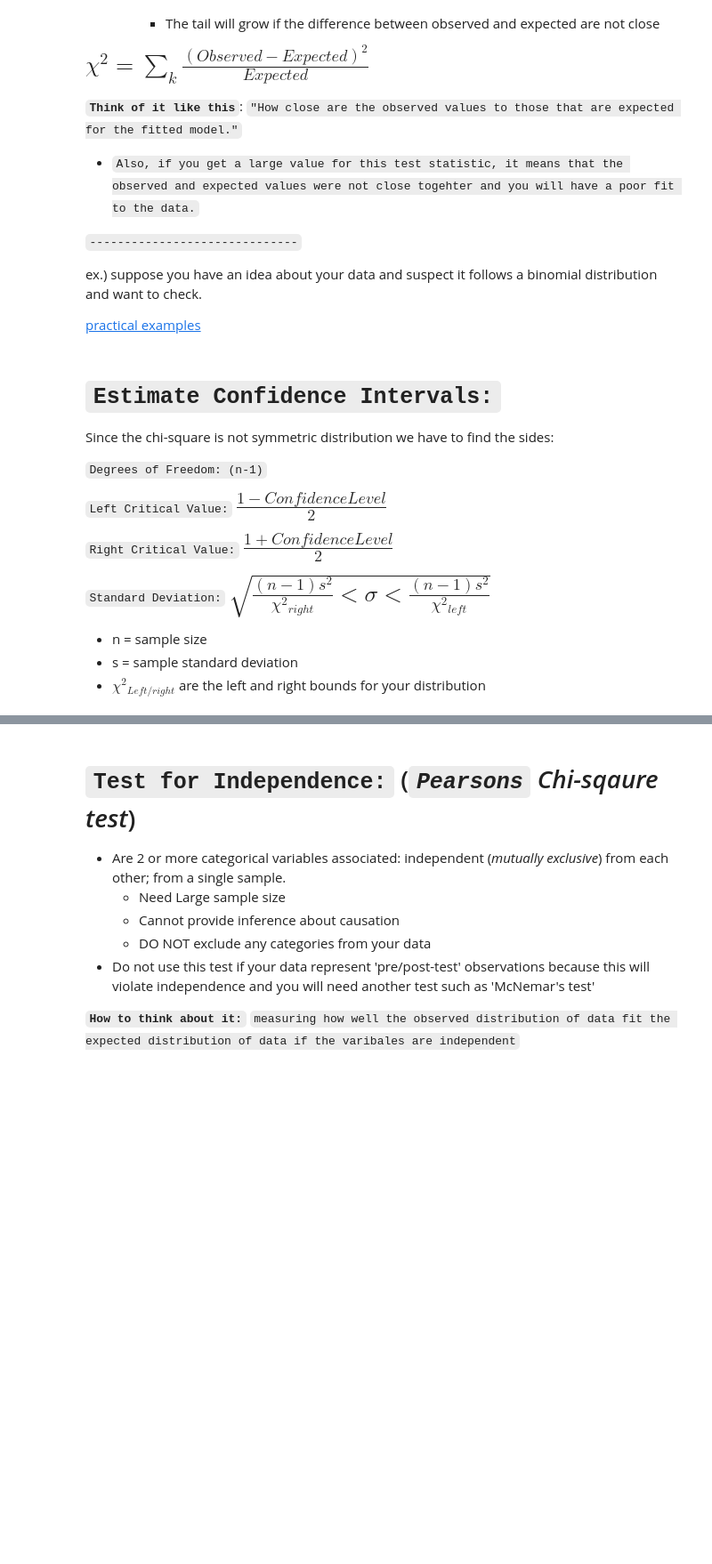
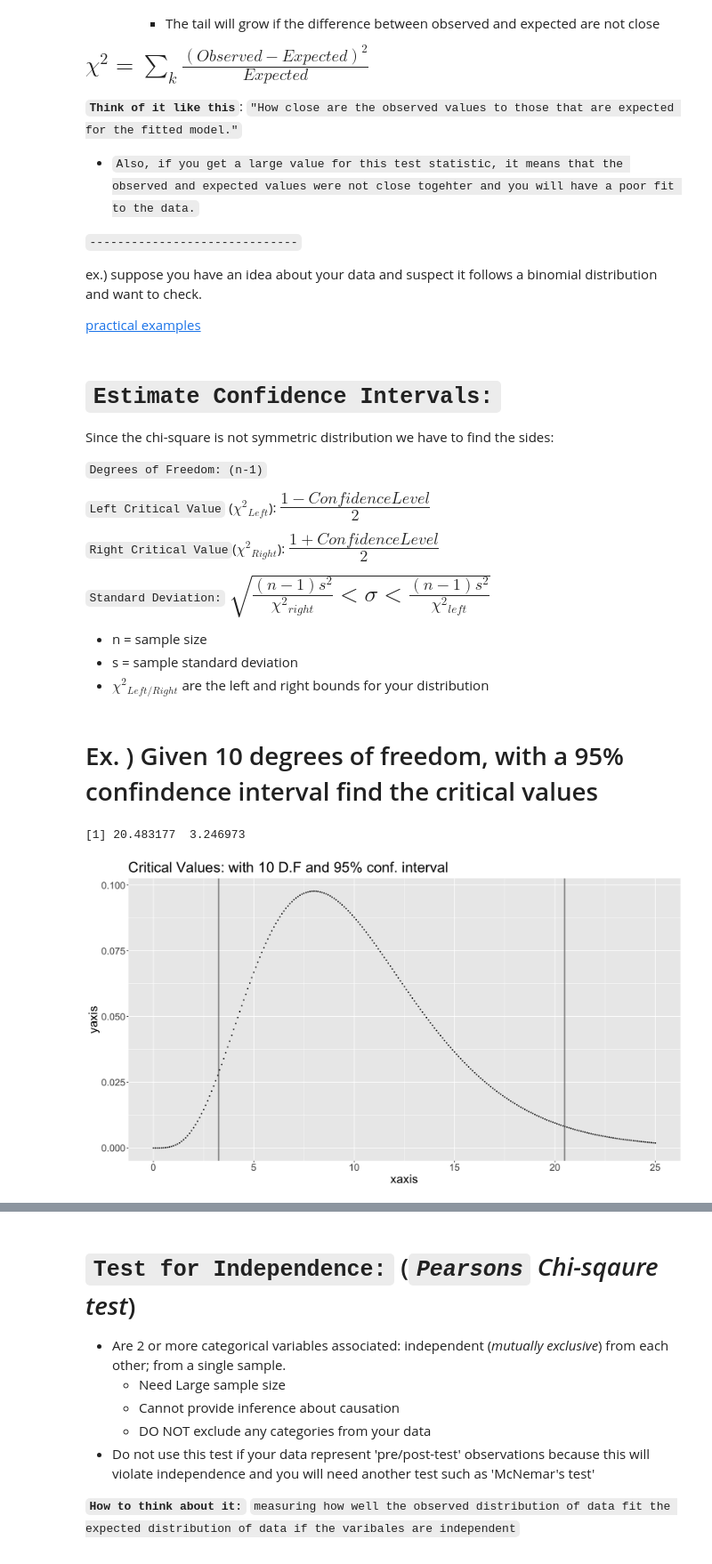
Before and after one commit to MrFuguDataScience/MLE_Basics_N_Stats, a Jupyter notebook: Chi_sq_distr.ipynb, the cells around one changed output, grey strips where cells are left out. Shown at 89% size. Cells and saved outputs as stored; diff of their text form; code cells hidden in the pictures; blank space fills up the shorter version.

Commit message:
Chi_Sq_Distr
update

```diff
--- a/Chi_sq_distr.ipynb
+++ b/Chi_sq_distr.ipynb
@@ -149,12 +149,39 @@ Since the chi-square is not symmetric distribution we have to find the sides:
 
 `Degrees of Freedom: (n-1)`
 
-`Left Critical Value:` <font size=5>$\frac{1-ConfidenceLevel}{2}$</font>
+`Left Critical Value` ($\chi{^2}_{Left}$): <font size=5>$\frac{1-ConfidenceLevel}{2}$</font>
 
-`Right Critical Value:` <font size=5>$\frac{1+ConfidenceLevel}{2}$</font>
+`Right Critical Value`($\chi{^2}_{Right}$): <font size=5>$\frac{1+ConfidenceLevel}{2}$</font>
 
 `Standard Deviation:` <font size=5>$\sqrt{\frac{(n-1)s^2}{\chi{^2}_{right}}<\sigma<\frac{(n-1)s^2}{\chi{^2}_{left}}}$</font>
 
 * n = sample size
 * s = sample standard deviation
-* $\chi{^2}_{Left/right}$ are the left and right bounds for your distribution
+* $\chi{^2}_{Left/Right}$ are the left and right bounds for your distribution
+# %% [markdown]
+# Ex. ) Given 10 degrees of freedom, with a 95% confindence interval find the critical values
+# %%
+# Ex.)
+qchisq(c(.025,.975),df=10, lower.tail=FALSE)
+
+# first value is right side, since lower.tail=False means start from upper portion
+# second values is left side
+# %% [output]
+[1] 20.483177  3.246973
+# %%
+
+yaxis <- dchisq(seq(0,25,by=.1), df=10, ncp = 0, log = FALSE)
+xaxis <- seq(0,25,by=.1)
+SampleData<- data.table(xaxis = xaxis, yaxis=yaxis)
+
+ggplot(SampleData, aes(xaxis,yaxis))+geom_point(size=0.5)+
+#vertical at right line
+geom_vline(xintercept=qchisq(.975,df=10))+
+# increase font size
+theme(text=element_text(size=21))+
+# create vertical line left
+geom_vline(xintercept=qchisq(.025,df=10))+
+# title
+ggtitle("Critical Values: with 10 D.F and 95% conf. interval")
+# %% [output]
+[figure, added]
```
Also changed, not shown: parts of 4 cells of this notebook.
